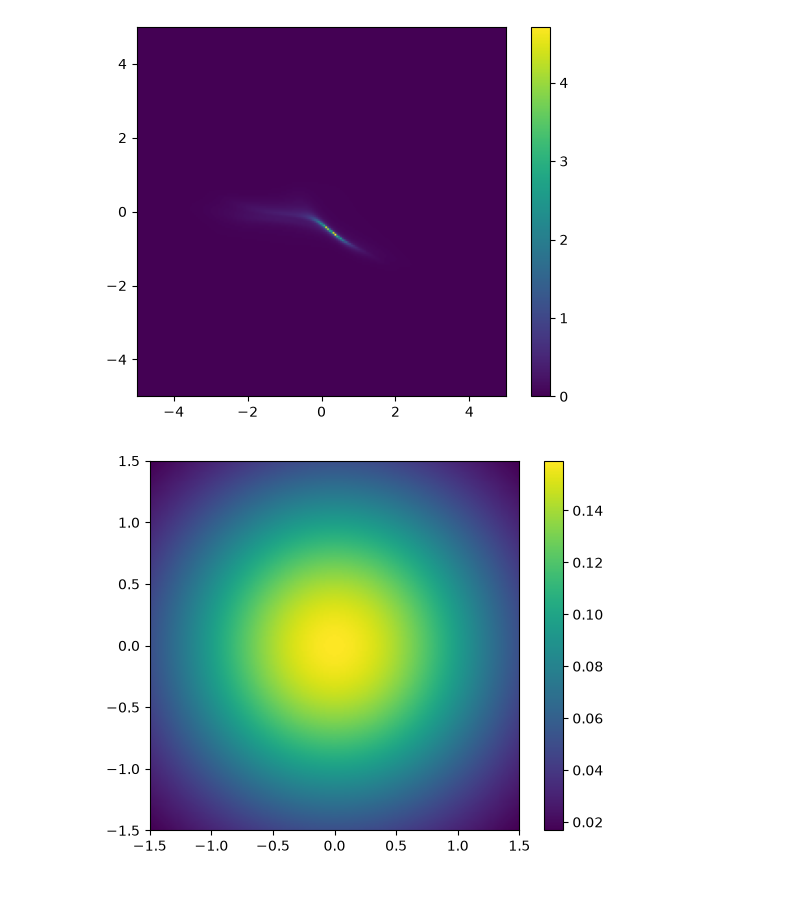
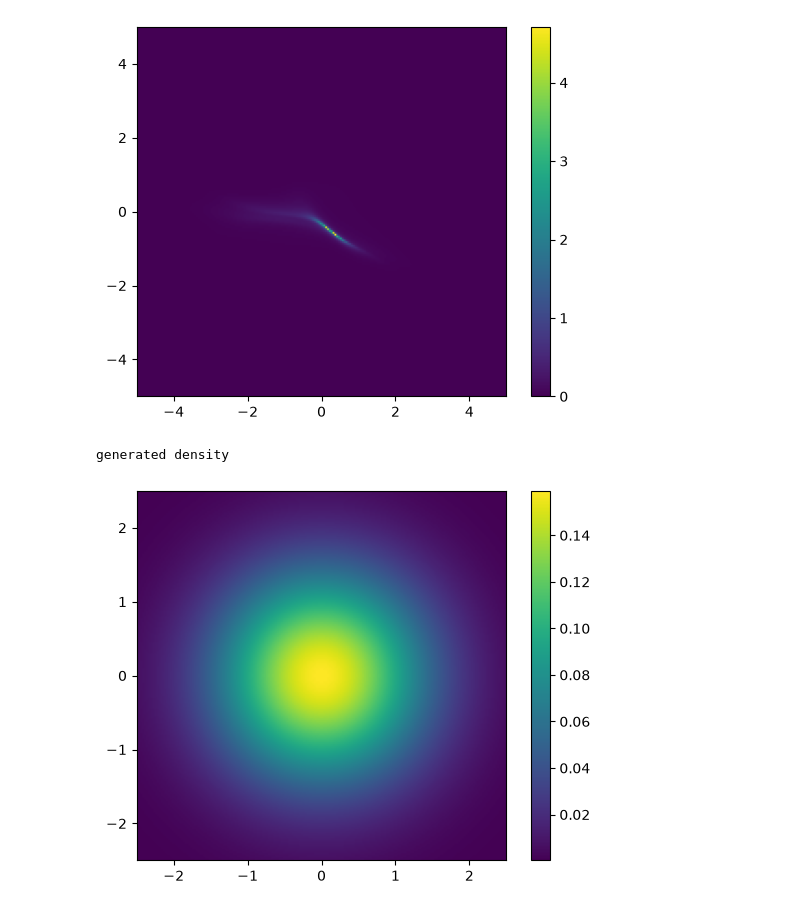
Before and after one commit to al3kseyka/scince_school, a Jupyter notebook: cnf_simple.ipynb, the cells around one changed output. Saved outputs shown, nothing was run; the diff lists cells and outputs as text; code cells hidden in the pictures.

```diff
--- a/cnf_simple.ipynb
+++ b/cnf_simple.ipynb
@@ -12,9 +12,9 @@ import os
 from pathlib import Path
 from matplotlib.animation import FuncAnimation
 
-DEVICE = "cuda:4"
-torch.set_num_threads(16)
-torch.set_num_interop_threads(16)
+DEVICE = "cpu"
+torch.set_num_threads(8)
+torch.set_num_interop_threads(8)
 # %%
 print("Intra-op:", torch.get_num_threads())
 print("Inter-op:", torch.get_num_interop_threads())
@@ -241,54 +247,61 @@ tensor(2.9748, grad_fn=<NegBackward0>)
 KeyboardInterrupt:
 [figure]
 # %%
-def partial_density(X, alpha):
-    distribution = torch.distributions.MultivariateNormal(torch.zeros(2, device=DEVICE), torch.eye(2, device=DEVICE))
+def partial_density(X, t):
     x_t, jac_t = odeint(func=(lambda t, state: cnf(t, state, log_jac=True)),
                               y0=(X, torch.zeros(X.shape[0], device=DEVICE)),
-                              t=torch.tensor([1.- alpha, 1], device=DEVICE),
+                              t=torch.tensor(t, device=DEVICE),
                               rtol=RTOL, atol=ATOL, method=METHOD)
-    Y = x_t[-1]
-    dlog = jac_t[-1]
-    return distribution.log_prob(Y) - dlog
+    # Y = x_t[-1]
+    # dlog = jac_t[-1]
+    return x_t, jac_t
 # %%
 fig, ax = plt.subplots()
 
+FRAMES = 120
+
+dist = 2.5
+
+x = torch.linspace(-dist, dist, 200)
+y = torch.linspace(-dist, dist, 200)
+
+X, Y = torch.meshgrid(x, y, indexing="xy")
+
+# Форма: (200 * 200, 2)
+points = torch.stack([X.flatten(), Y.flatten()], dim=1)
+# print(points, points.shape)
+points = points.detach().to(DEVICE)
+
+x_t, jac_t = partial_density(points, np.linspace(0, 1, FRAMES))
+distribution = torch.distributions.MultivariateNormal(torch.zeros(2, device=DEVICE), torch.eye(2, device=DEVICE))
+
+print("generated density")
+
 def func(alpha):
-    dist = 1.5
-    # Координаты сетки
-    x = torch.linspace(-dist, dist, 200)
-    y = torch.linspace(-dist, dist, 200)
 
-    X, Y = torch.meshgrid(x, y, indexing="xy")
-
-    # Форма: (200 * 200, 2)
-    points = torch.stack([X.flatten(), Y.flatten()], dim=1)
-    # print(points, points.shape)
-    points = points.detach().to(DEVICE)
-
-    # Твоя функция принимает (batch_size, 2)
-    Z = partial_density(points, alpha)
+    Z = distribution.log_prob(x_t[alpha]) - jac_t[alpha]
 
     # Возвращаем результат к форме сетки
     Z = Z.reshape(200, 200)
     Z = torch.exp(Z)
 
 #     plt.clf()
     ax.clear()
     im = ax.imshow(
     Z.cpu().numpy(),
             extent=[-dist, dist, -dist, dist],
             origin="lower",
             aspect="equal",
     )
     if hasattr(fig, "_cbar"):
         fig._cbar.update_normal(im)
     else:
         fig._cbar = fig.colorbar(im, ax=ax)
 
 # func(0.1)
 
-anim = FuncAnimation(fig, func=func, frames=np.linspace(1e-10, 1, 120), interval=20)
+anim = FuncAnimation(fig, func=func, frames=range(FRAMES), interval=20)
 anim.save("gallery/learned1.1.gif")
 # %% [output]
+generated density
-[figure, old version]
+[figure, new version]
```
Also changed, not shown: parts of 4 cells of this notebook.
